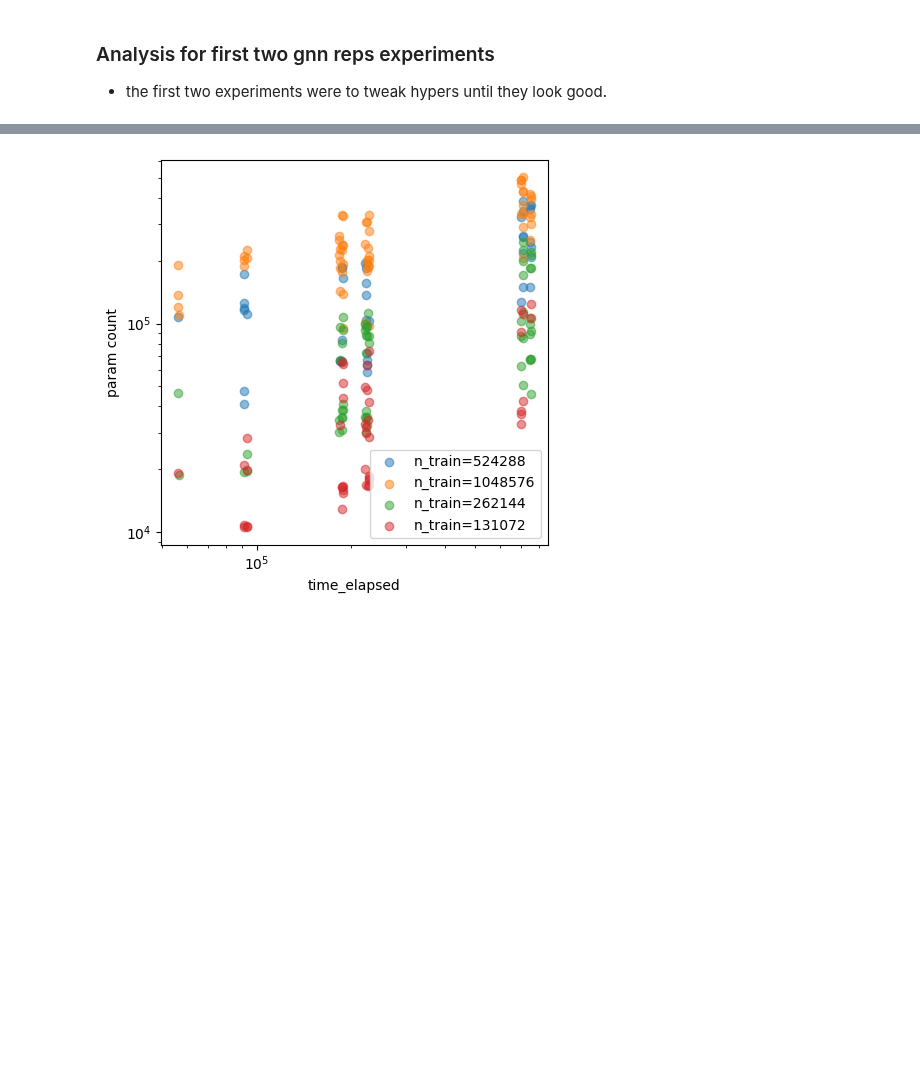
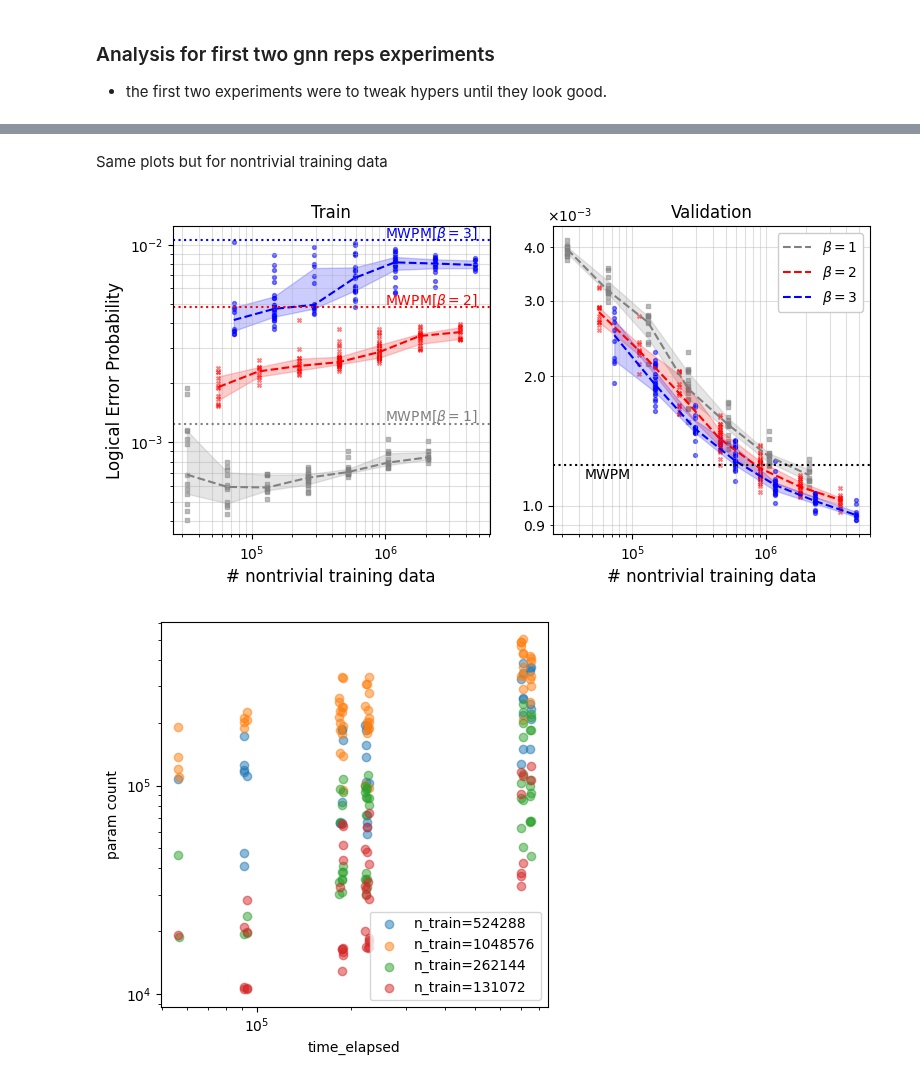
Before and after one commit to peterse/mldec, a Jupyter notebook: src/mldec/analysis/reps_analysis.ipynb, the cells around one changed output, grey strips where cells are left out. Cells and saved outputs as stored; diff of their text form; code cells hidden in the pictures; blank space fills up the shorter version.

```diff
--- a/src/mldec/analysis/reps_analysis.ipynb
+++ b/src/mldec/analysis/reps_analysis.ipynb
@@ -337,3 +462,68 @@ fig1.savefig(f"../../figures/gnn_results_val.pdf")
+# %% [markdown]
+Same plots but for nontrivial training data
+# %%
+
+target_df = df_v03
+n_train_vals = np.array(list(sorted(target_df["n_train"].unique())))
+betas = [1, 2, 3]
+frac_nontrivial = [0.25, 0.43, 0.56]
+ys_val = []
+ystats_val = []
+ys_tr = []
+ystats_tr = []
+for discount, beta in zip(frac_nontrivial, betas):
+    ys_tr.append(make_yvals_v2(target_df, n_train_vals , beta, target_col='train_acc')) # raw outcomes
+    ystats_tr.append(make_yvals_v1(target_df, n_train_vals , beta, target_col='train_acc')) # statistical stuff
+    ys_val.append(make_yvals_v2(target_df, n_train_vals , beta, target_col='val_acc')) # raw outcomes
+    ystats_val.append(make_yvals_v1(target_df, n_train_vals , beta, target_col='val_acc')) # statistical stuff
+colors = ['grey', 'red', 'blue']
+markers = ['s', 'x', 'o']
+
+
+fig, axes = plt.subplots(1, 2, figsize=(9, 4))
+for i in range(len(betas)):
+    discount = frac_nontrivial[i]
+    # plot validation accuracies
+    for suby in ys_tr[i]:
+        axes[0].scatter(suby[0]* discount, suby[1], color=colors[i], alpha=0.5, s=8, marker=markers[i])
+    axes[0].plot(n_train_vals * discount, ystats_tr[i][:,0], color=colors[i], ls='--', label=r"$\beta=$"+f"{betas[i]}")
+    axes[0].fill_between(n_train_vals * discount, ystats_tr[i][:,0] - ystats_tr[i][:,1], ystats_tr[i][:,0]+ ystats_tr[i][:,2], color=colors[i], alpha=0.2)
+
+    # plot train accuracies
+    for suby in ys_val[i]:
+        axes[1].scatter(suby[0]* discount, suby[1], color=colors[i], alpha=0.5, s=8, marker=markers[i])
+    axes[1].plot(n_train_vals * discount, ystats_val[i][:,0], color=colors[i], ls='--', label=r"$\beta=$"+f"{betas[i]}")
+    axes[1].fill_between(n_train_vals * discount, ystats_val[i][:,0] - ystats_val[i][:,1], ystats_val[i][:,0]+ ystats_val[i][:,2], color=colors[i], alpha=0.2)
+
+for i, err in enumerate(mwpm_errs):
+    axes[0].axhline(err, ls=':', color=colors[i])
+    axes[0].text(1e6, err * 1.03, "MWPM[" + r"$\beta=$" + f"{i+1}]", color=colors[i] )
+
+axes[1].axhline(mwpm_errs[0], ls=':', c='k')
+axes[1].text(0.1, 0.18, "MWPM", transform=axes[1].transAxes)
+
+axes[1].set_title("Validation")
+axes[0].set_title("Train")
+for ax in axes:
+    ax.loglog()
+    ax.grid(which='both', alpha=0.4)
+    ax.set_xlabel(r"# nontrivial training data", size=12)
+    # ax.text(0.5, 0.5, "FIXME: REGENERATE", transform=axes[1].transAxes, size=14, color="purple")
+axes[1].legend(framealpha=1)
+axes[0].set_ylabel("Logical Error Probability", size=12)
+
+# prettier sci not
+formatter = CustomFormatter(useMathText=True)
+for axis in [axes[1]]:
+    axis.yaxis.set_major_formatter(formatter)
+    axis.yaxis.set_minor_formatter(formatter)
+    axis.yaxis.offsetText.set_visible(True)
+    axis.yaxis.get_offset_text().set_position((-0.02, 0))  # Adjust position as needed
+    axis.yaxis.get_offset_text().set_size(10)
+
+fig.savefig(f"../../figures/gnn_nontrivial_comparison.pdf", bbox_inches='tight')
+# %% [output]
+[figure, added]
 # %%
 # mwpm_err = 8e-4 # p=0.001
 # mwpm_err = 0.0113 # p=0.004
```
Also changed, not shown: parts of 10 cells of this notebook, 7 other files.
